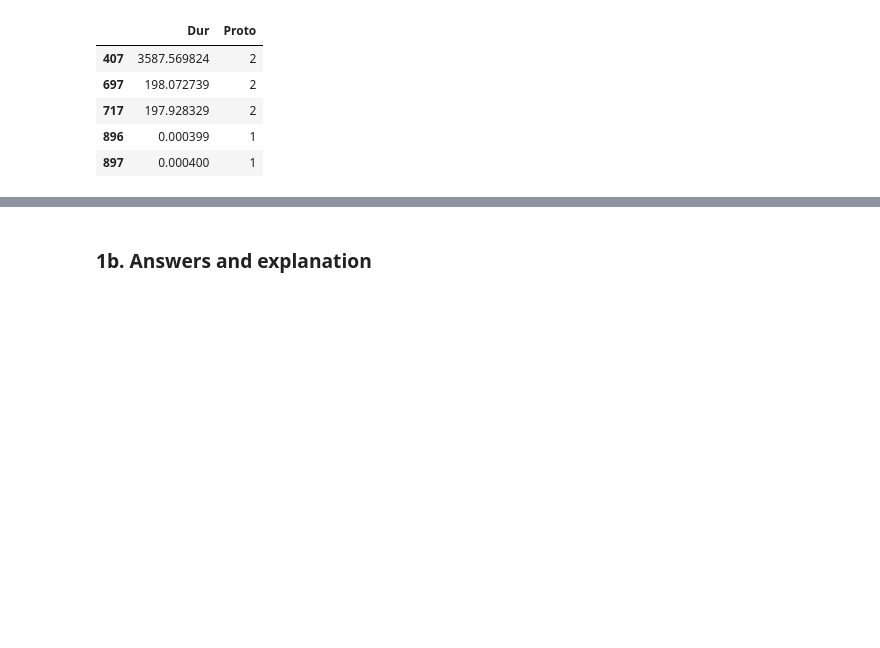
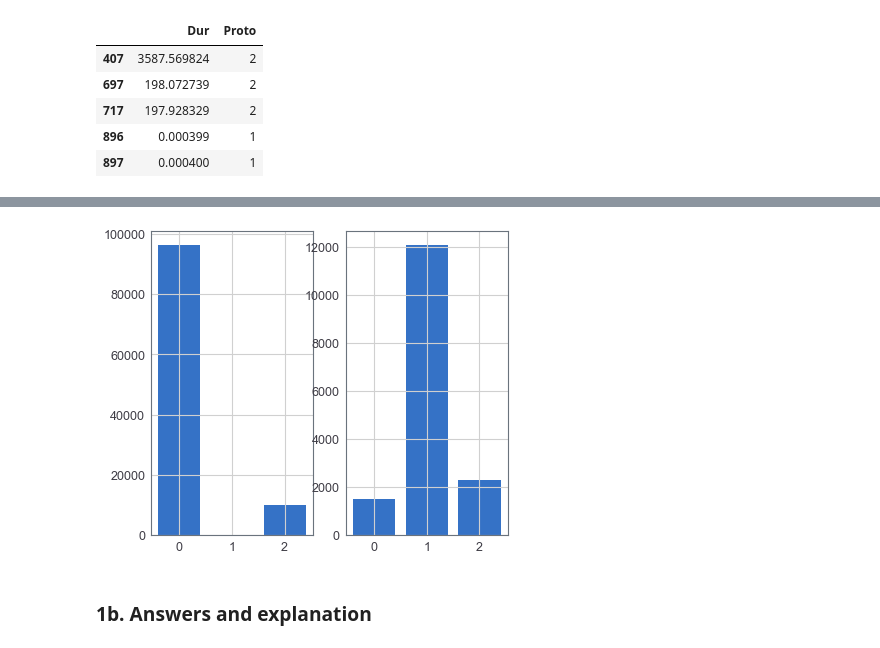
Before and after one commit to Timo9Madrid7/CS4035CyberDataAnalytics, a Jupyter notebook: assignment3/Lab3.ipynb, the cells around one changed output, grey strips where cells are left out. Saved outputs shown, nothing was run; the diff lists cells and outputs as text; code cells hidden in the pictures; blank space fills up the shorter version.

```diff
--- a/assignment3/Lab3.ipynb
+++ b/assignment3/Lab3.ipynb
@@ -207,5 +207,5 @@ plt.show()
 # %%
-feature_disc = KBinsDiscretizer(n_bins=20, encode='ordinal', strategy='uniform').fit_transform(feature_comb)
+feature_disc = KBinsDiscretizer(n_bins=10, encode='ordinal', strategy='quantile').fit_transform(feature_comb)
 
 source10['feature'] = feature_disc
 source10.head()
@@ -216,6 +216,22 @@ source10.head()
 | 717 | 2011/08/18 10:19:18.303590 | 197.928329 | 2 | 147.32.84.164 | 57965 | <?> | 209.85.149.138 | 80 | FA_FA | 0.0 | 0.0 | ... |
 | 896 | 2011/08/18 10:19:19.838272 | 0.000399 | 1 | 147.32.84.170 | 45807 | <-> | 147.32.80.9 | 53 | CON | 0.0 | 0.0 | ... |
 | 897 | 2011/08/18 10:19:19.839123 | 0.000400 | 1 | 147.32.84.170 | 35380 | <-> | 147.32.80.9 | 53 | CON | 0.0 | 0.0 | ... |
+# %%
+source10_botnet = source10[source10['Botnet'] == 1]
+source10_benign = source10[source10['Botnet'] != 1]
+
+botnet_result = np.unique(source10_botnet.feature.values, return_counts=True)
+benign_result = np.unique(source10_benign.feature.values, return_counts=True)
+
+plt.subplot(121)
+plt.bar(botnet_result[0], botnet_result[1])
+plt.xticks(botnet_result[0])
+plt.subplot(122)
+plt.bar(benign_result[0], benign_result[1])
+plt.xticks(benign_result[0])
+plt.show()
+# %% [output]
+[figure, added]
 # %% [markdown]
 ### 1b. Answers and explanation
 # %% [markdown]
```
Also changed, not shown: parts of 2 cells of this notebook.
